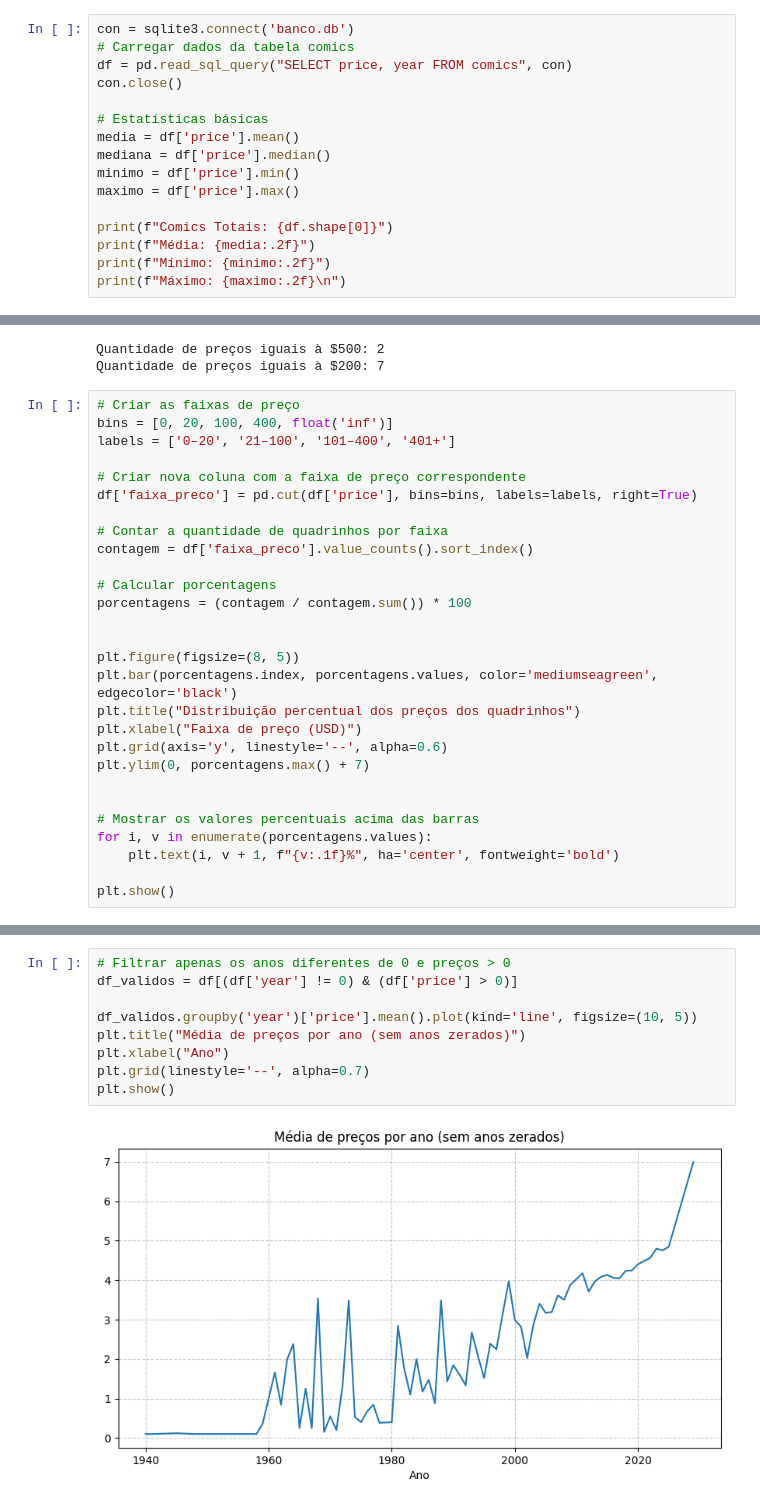
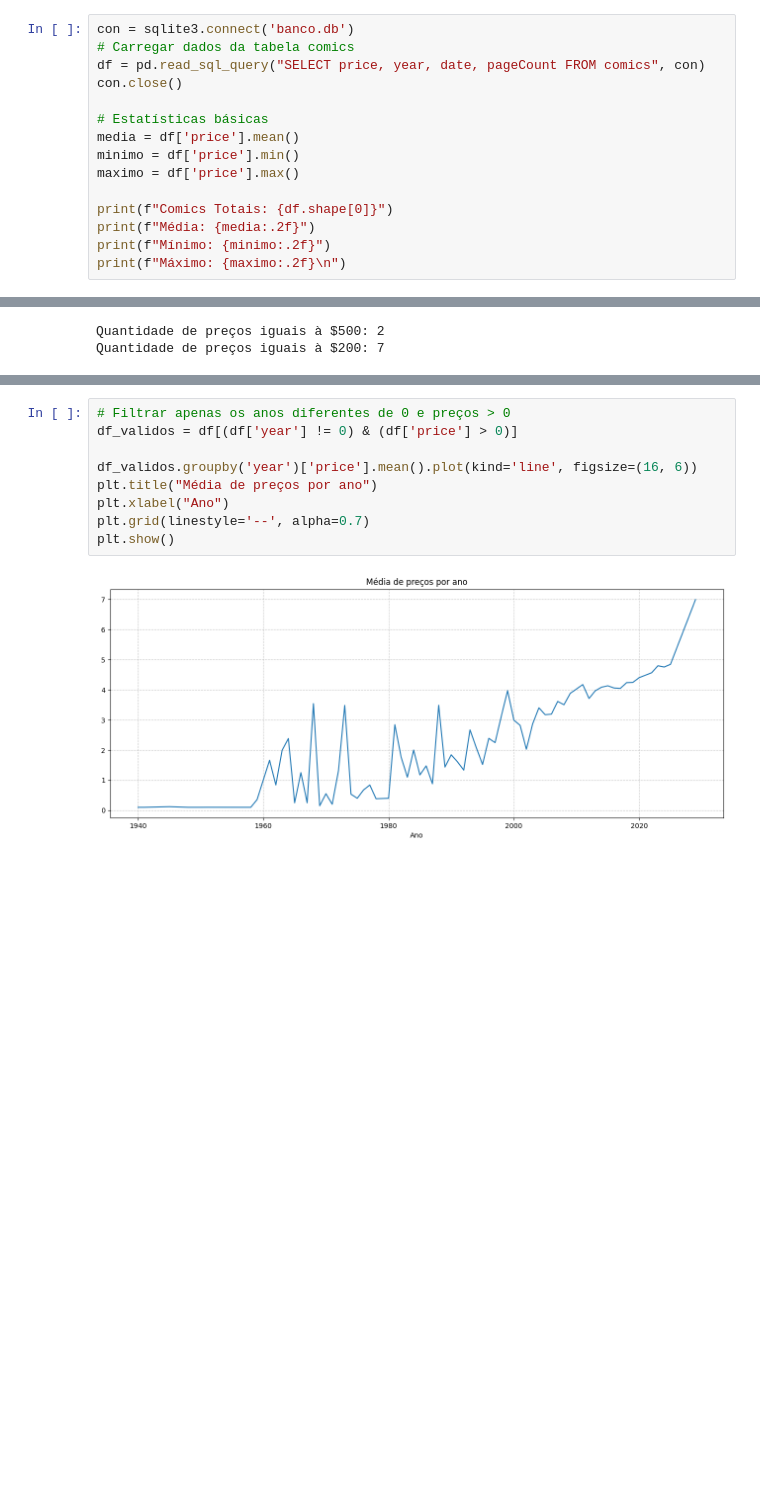
Before and after one commit to rhaagsma/Projeto_Final_Marvel, a Jupyter notebook: InsightsPreçosComics.ipynb, the cells around one changed output, grey strips where cells are left out. Cells and saved outputs as stored; diff of their text form; blank space fills up the shorter version.

```diff
--- a/InsightsPreçosComics.ipynb
+++ b/InsightsPreçosComics.ipynb
@@ -14,12 +14,11 @@ import matplotlib.pyplot as plt
 # %%
 con = sqlite3.connect('banco.db')
 # Carregar dados da tabela comics
-df = pd.read_sql_query("SELECT price, year FROM comics", con)
+df = pd.read_sql_query("SELECT price, year, date, pageCount FROM comics", con)
 con.close()
 
 # Estatísticas básicas
 media = df['price'].mean()
-mediana = df['price'].median()
 minimo = df['price'].min()
 maximo = df['price'].max()
 
@@ -135,31 +164,3 @@ print(f"Quantidade de preços iguais à $200: {df_temp.shape[0]}")
 # %% [output]
 Quantidade de preços iguais à $500: 2
 Quantidade de preços iguais à $200: 7
-# %%
-# Criar as faixas de preço
-bins = [0, 20, 100, 400, float('inf')]
-labels = ['0–20', '21–100', '101–400', '401+']
-
-# Criar nova coluna com a faixa de preço correspondente
-df['faixa_preco'] = pd.cut(df['price'], bins=bins, labels=labels, right=True)
-
-# Contar a quantidade de quadrinhos por faixa
-contagem = df['faixa_preco'].value_counts().sort_index()
-
-# Calcular porcentagens
-porcentagens = (contagem / contagem.sum()) * 100
-
-
-plt.figure(figsize=(8, 5))
-plt.bar(porcentagens.index, porcentagens.values, color='mediumseagreen', edgecolor='black')
-plt.title("Distribuição percentual dos preços dos quadrinhos")
-plt.xlabel("Faixa de preço (USD)")
-plt.grid(axis='y', linestyle='--', alpha=0.6)
-plt.ylim(0, porcentagens.max() + 7)
-
-
-# Mostrar os valores percentuais acima das barras
-for i, v in enumerate(porcentagens.values):
-    plt.text(i, v + 1, f"{v:.1f}%", ha='center', fontweight='bold')
-
-plt.show()
@@ -173,11 +172,11 @@ Alguns quadrinhos não possuíam o ano no título, por isso, para essa análise
 # %%
 # Filtrar apenas os anos diferentes de 0 e preços > 0
 df_validos = df[(df['year'] != 0) & (df['price'] > 0)]
 
-df_validos.groupby('year')['price'].mean().plot(kind='line', figsize=(10, 5))
-plt.title("Média de preços por ano (sem anos zerados)")
+df_validos.groupby('year')['price'].mean().plot(kind='line', figsize=(16, 6))
+plt.title("Média de preços por ano")
 plt.xlabel("Ano")
 plt.grid(linestyle='--', alpha=0.7)
 plt.show()
 # %% [output]
-[figure, old version]
+[figure, new version]
```
Also changed, not shown: parts of 14 cells of this notebook.
